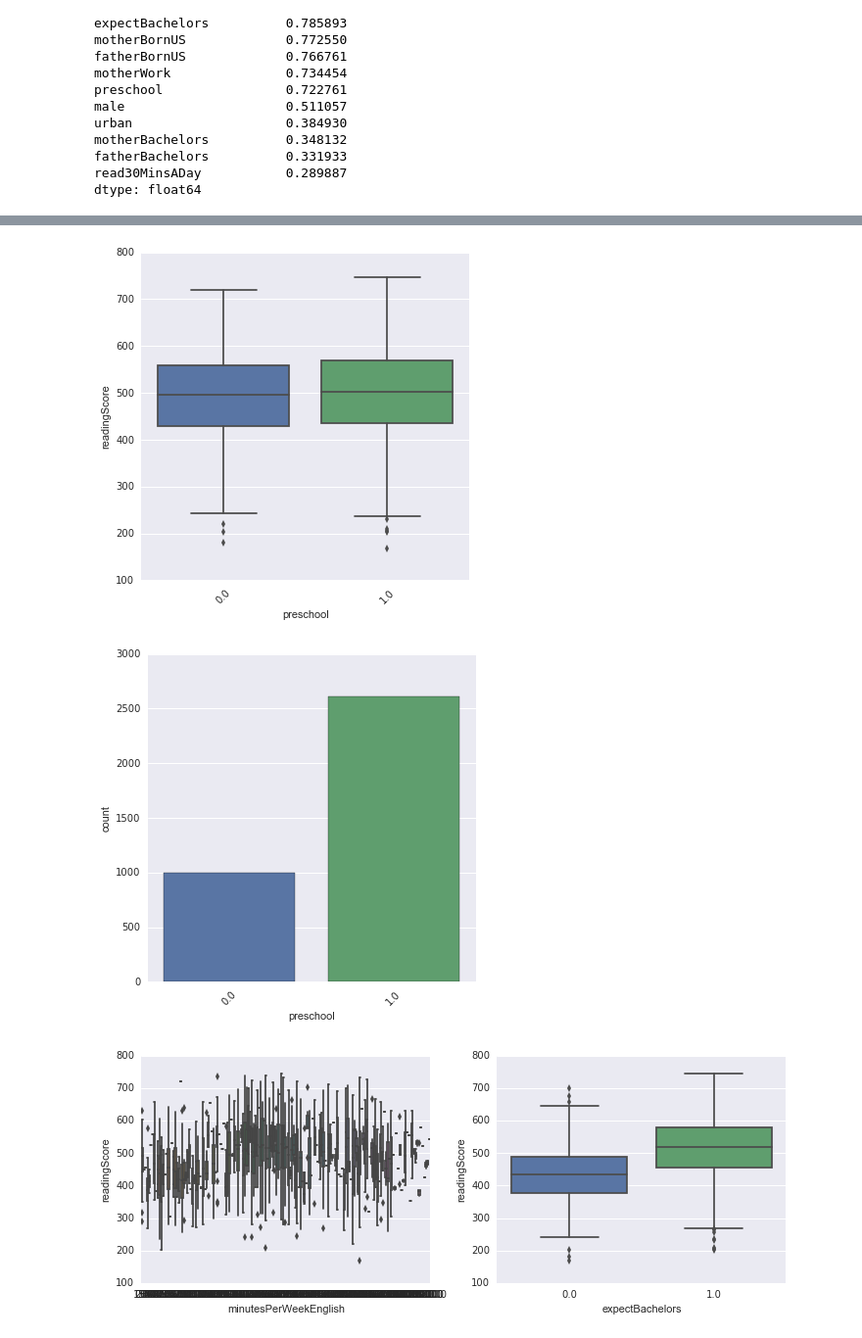
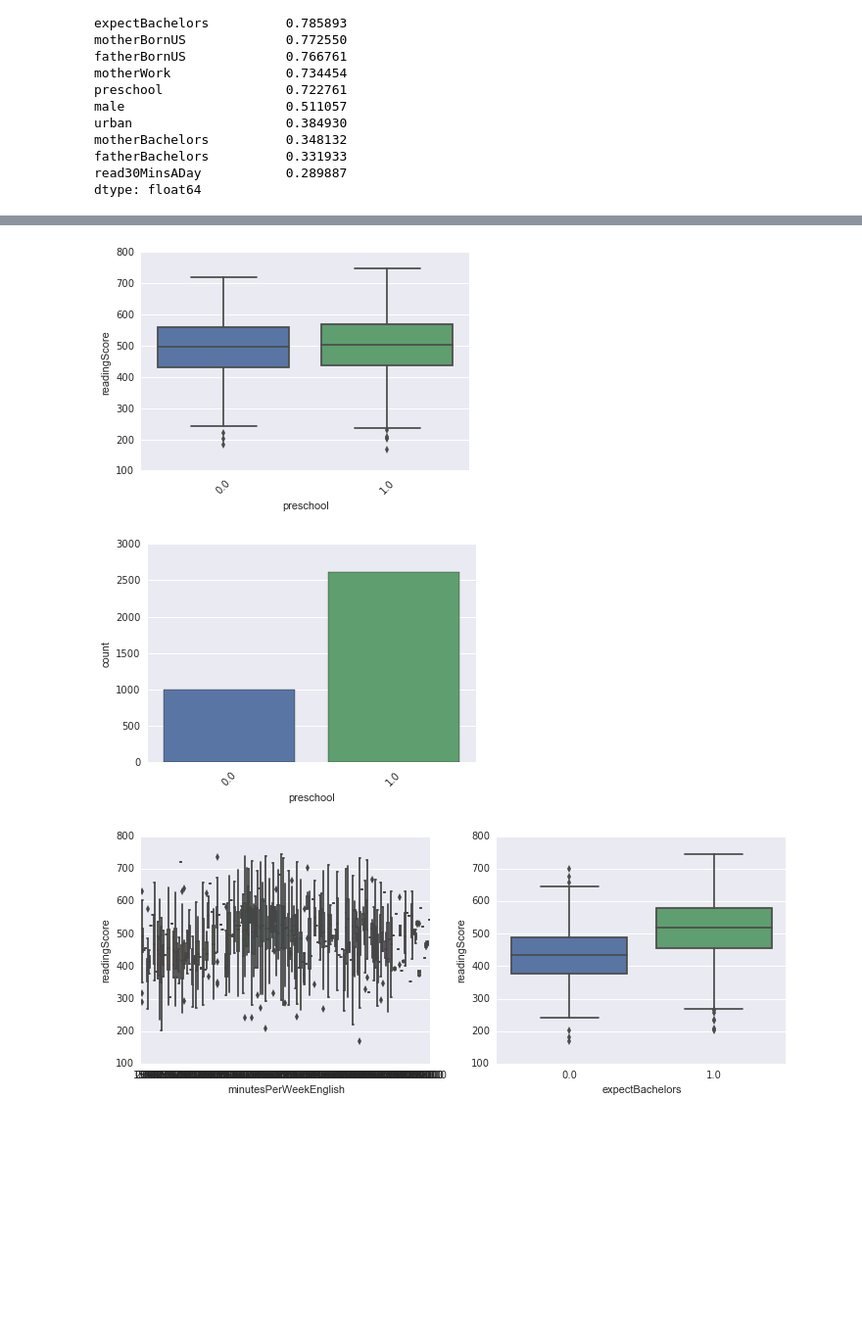
Before and after one commit to shintotm/TestScorePrediction, a Jupyter notebook: PISA Reading Test Score Prediction.ipynb, the cells around one changed output, grey strips where cells are left out. Shown at 98% size. Saved outputs shown, nothing was run; the diff lists cells and outputs as text; code cells hidden in the pictures; blank space fills up the shorter version.

```diff
--- a/PISA Reading Test Score Prediction.ipynb
+++ b/PISA Reading Test Score Prediction.ipynb
@@ -279,15 +279,15 @@ xt = plt.xticks(rotation=45)
 # %%
-plt.figure(figsize=(6,6))
+plt.figure(figsize=(6,4))
 sns.boxplot(x='preschool', y='readingScore', data=pisaTrain)
 xt = plt.xticks(rotation=45)
 # %% [output]
-[figure, old version]
+[figure, new version]
 # %%
-plt.figure(figsize = (6, 6))
+plt.figure(figsize = (6, 4))
 sns.countplot(x = 'preschool', data = pisaTrain)
 xt = plt.xticks(rotation=45)
 # %% [output]
-[figure, old version]
+[figure, new version]
 # %%
 fig, ax = plt.subplots(1, 2, figsize = (10, 4))
 sns.boxplot(x = 'minutesPerWeekEnglish', y = 'readingScore', data = pisaTrain, ax = ax[0])
```
Also changed, not shown: parts of 4 cells of this notebook.
